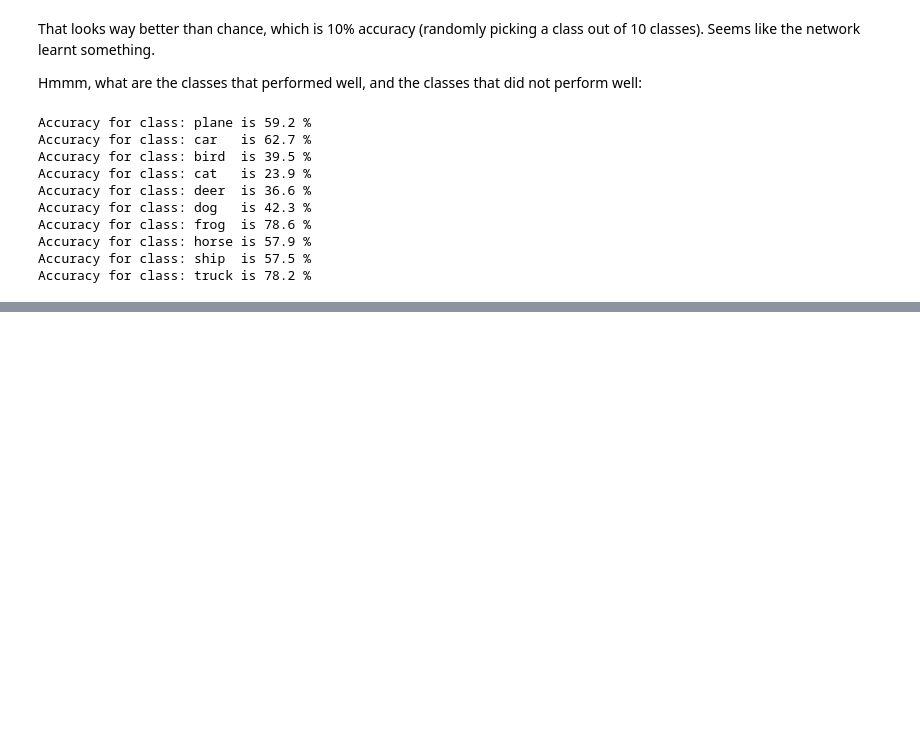
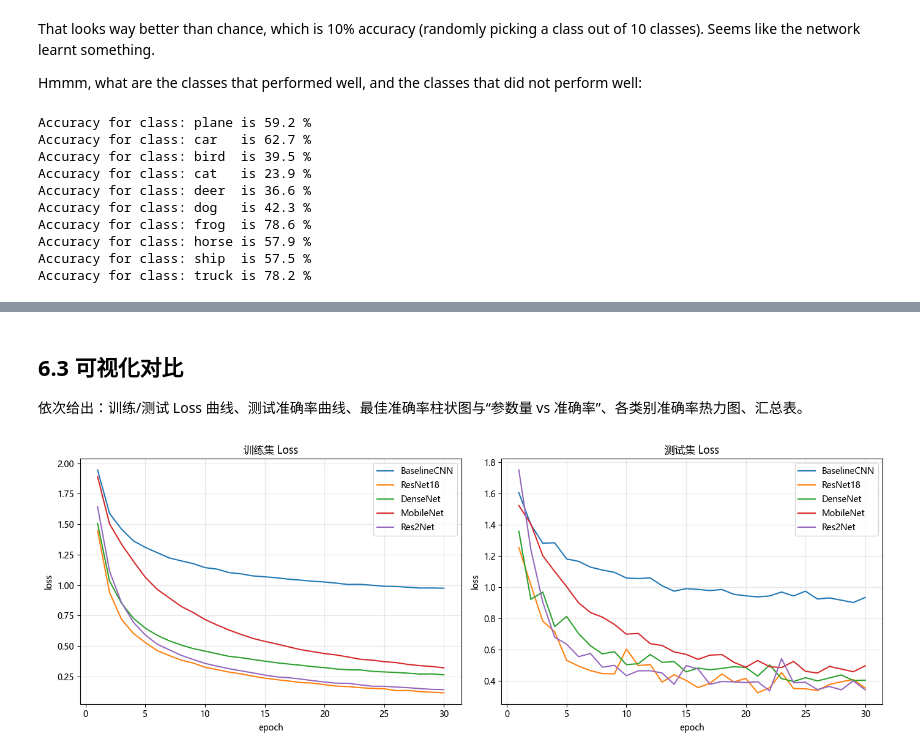
Before and after one commit to sjq0098/DeepLearning, a Jupyter notebook: exp1/cnn-pytorch-cifar10.ipynb, the cells around one changed output, grey strips where cells are left out. Drawn from its saved outputs; the diff is of its cells as text; code cells hidden in the pictures; blank space fills up the shorter version.

```diff
--- a/exp1/cnn-pytorch-cifar10.ipynb
+++ b/exp1/cnn-pytorch-cifar10.ipynb
@@ -251,0 +308,5 @@ Accuracy for class: truck is 78.2 %
+# %%
+set_seed(CONFIG['seed'])
+trainloader_cmp, testloader_cmp = get_dataloaders(
+    batch_size=CONFIG['batch_size'], augment=CONFIG['augment'])
+print('训练 batch 数:', len(trainloader_cmp), '| 测试 batch 数:', len(testloader_cmp))
@@ -251,0 +319,13 @@ Accuracy for class: truck is 78.2 %
+# %%
+param_table = []
+for name in CONFIG['model_names']:
+    net = build_model(name)
+    n_params = count_parameters(net)
+    param_table.append((DISPLAY_NAMES[name], n_params))
+    print('=' * 64)
+    print(f'[{DISPLAY_NAMES[name]}]  可训练参数量: {n_params:,}')
+    print(net)
+
+print('\n参数量汇总：')
+for disp, n in param_table:
+    print(f'  {disp:12s}: {n / 1e6:.3f} M')
@@ -251,0 +411,17 @@ Accuracy for class: truck is 78.2 %
+# %% [markdown]
+## 6.3 可视化对比
+
+依次给出：训练/测试 Loss 曲线、测试准确率曲线、最佳准确率柱状图与“参数量 vs 准确率”、各类别准确率热力图、汇总表。
+# %%
+# 训练集 / 测试集 Loss 曲线
+fig, axes = plt.subplots(1, 2, figsize=(14, 5))
+for name, r in model_iter():
+    ex = range(1, len(r['history']['train_loss']) + 1)
+    axes[0].plot(ex, r['history']['train_loss'], label=r['display'])
+    axes[1].plot(ex, r['history']['test_loss'], label=r['display'])
+axes[0].set_title('训练集 Loss'); axes[1].set_title('测试集 Loss')
+for ax in axes:
+    ax.set_xlabel('epoch'); ax.set_ylabel('loss'); ax.legend(); ax.grid(True, alpha=.3)
+plt.tight_layout(); plt.show()
+# %% [output]
+[figure, added]
```
Also changed, not shown: parts of 14 cells of this notebook, 5 other files.
